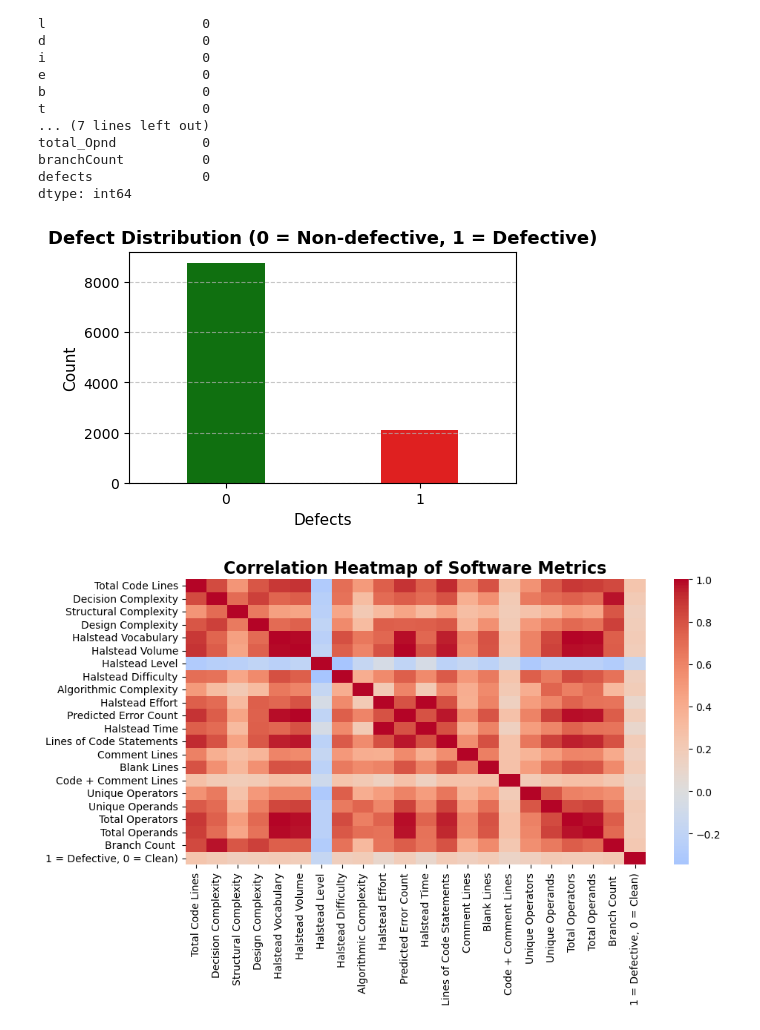
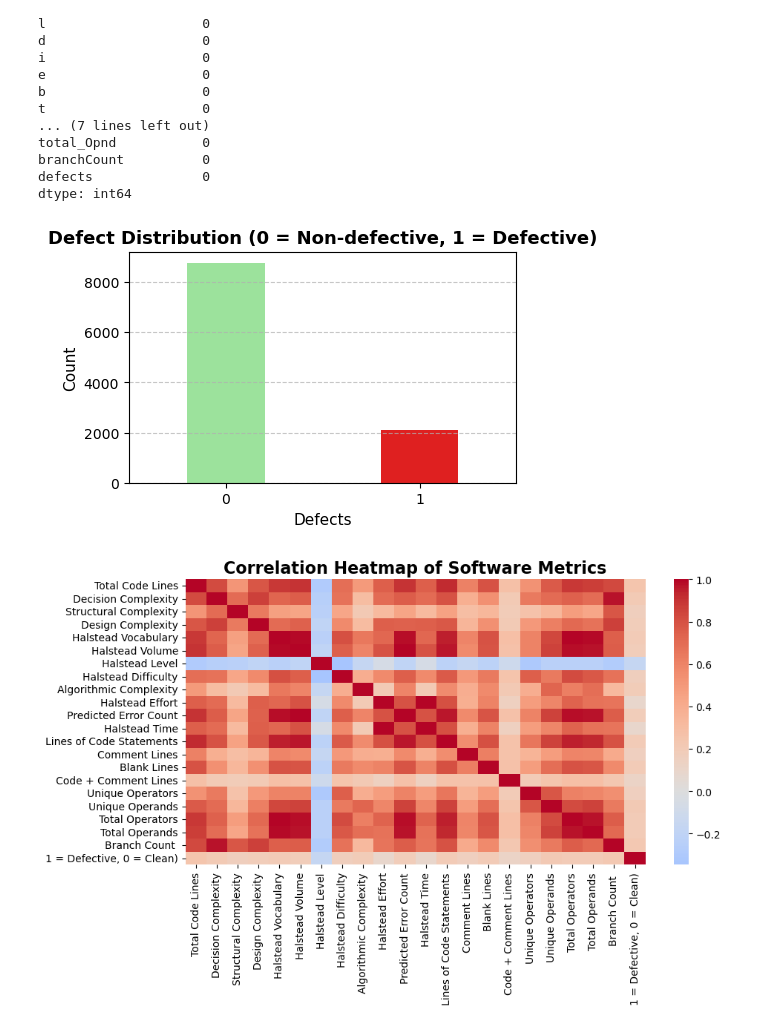
Before and after one commit to PELIN-ERMISKET/Nasa-JM1-defect-prediction-project, a Jupyter notebook: Software Defect Prediction Data Analysis.ipynb, the cells around one changed output. Saved outputs shown, nothing was run; the diff lists cells and outputs as text; code cells hidden in the pictures.

Commit message:
Update defect distribution chart with lighter green color

```diff
--- a/Software Defect Prediction Data Analysis.ipynb
+++ b/Software Defect Prediction Data Analysis.ipynb
@@ -73,22 +73,22 @@ df["defects"] = df["defects"].astype(int)
 # %%
 import warnings
 warnings.filterwarnings("ignore")
 import matplotlib.pyplot as plt
 import seaborn as sns
 
 plt.figure(figsize=(5,3))
 
 sns.countplot(x=df['defects'].astype(str),
-              palette=['green', 'red'],
+              palette=['lightgreen', 'red'],
               width=0.4)
 
 plt.title('Defect Distribution (0 = Non-defective, 1 = Defective)', fontsize=13, fontweight='bold')
 plt.xlabel('Defects', fontsize=11)
 plt.ylabel('Count', fontsize=11)
 plt.grid(axis='y', linestyle='--', alpha=0.7)
 plt.show()
 # %% [output]
-[figure, old version]
+[figure, new version]
 # %%
 import matplotlib.pyplot as plt
 import seaborn as sns
```
